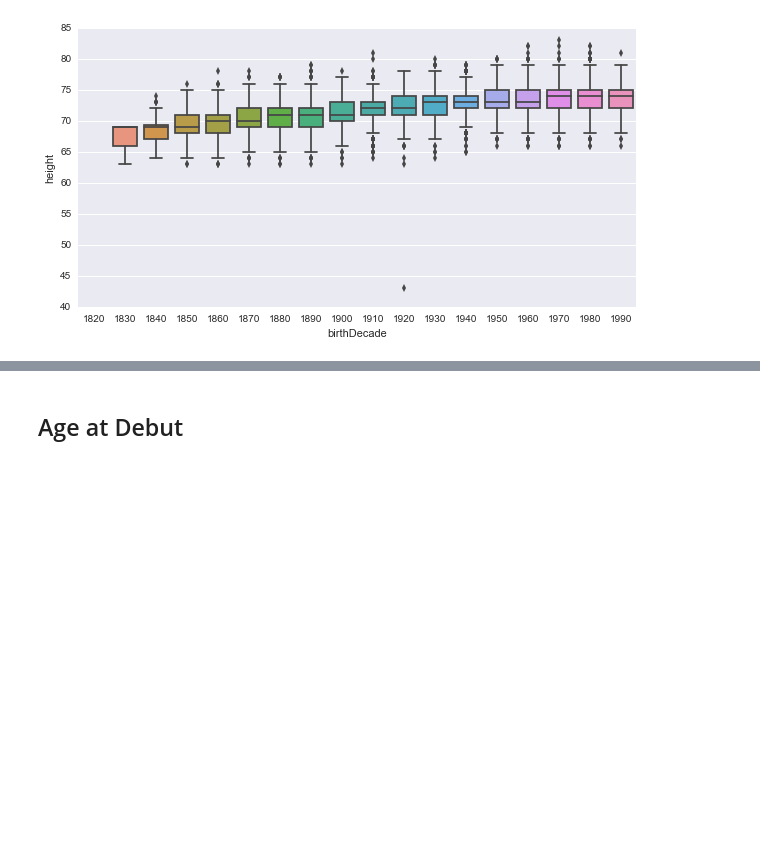
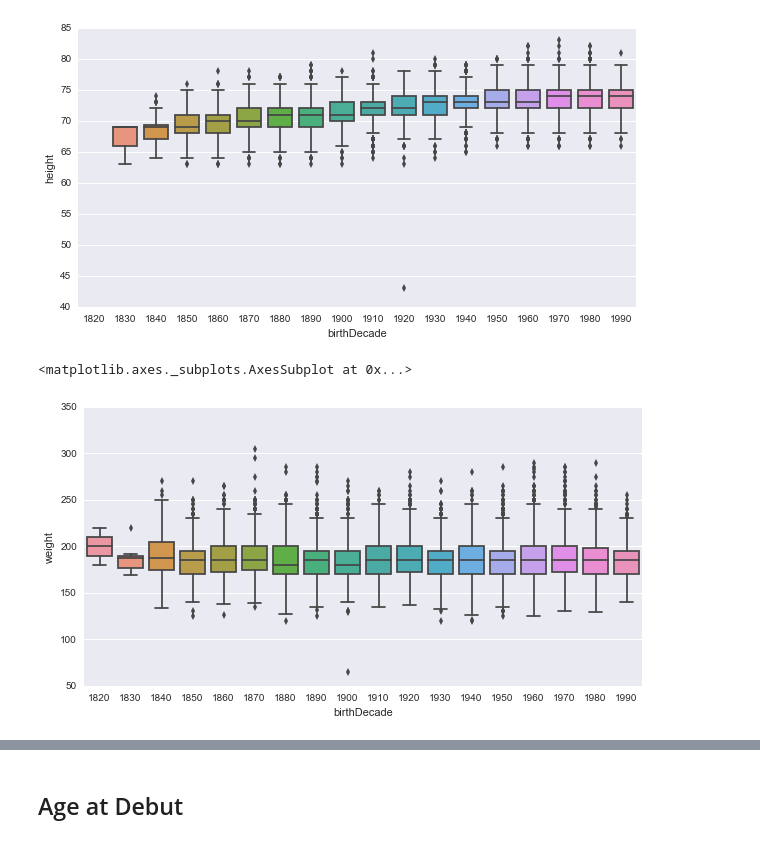
Before and after one commit to kenEldridge/baseball, a Jupyter notebook: baseball.ipynb, the cells around one changed output, grey strips where cells are left out. Cells and saved outputs as stored; diff of their text form; code cells hidden in the pictures; blank space fills up the shorter version.

```diff
--- a/baseball.ipynb
+++ b/baseball.ipynb
@@ -101,3 +93,15 @@ sns.boxplot(x="birthDecade", y="height", data=height)
 # %% [output]
 <matplotlib.axes._subplots.AxesSubplot at 0x...>
 [figure]
+# %%
+# sns.barplot(h['birthYear'], h['height'])
+w = copy(dfs['Master.csv'][['playerID', 'birthYear', 'weight']])
+d = [str(x)[0:3] + '0' for x in h['birthYear']]
+w['birthDecade'] = d
+w = w.sort_values(by='birthDecade')
+weight = w[w['birthDecade'] != 'nan0']
+plt.figure(figsize=(10,5))
+sns.boxplot(x="birthDecade", y="weight", data=weight)
+# %% [output]
+<matplotlib.axes._subplots.AxesSubplot at 0x...>
+[figure, added]
```
Also changed, not shown: parts of 12 cells of this notebook, 16 other files.
